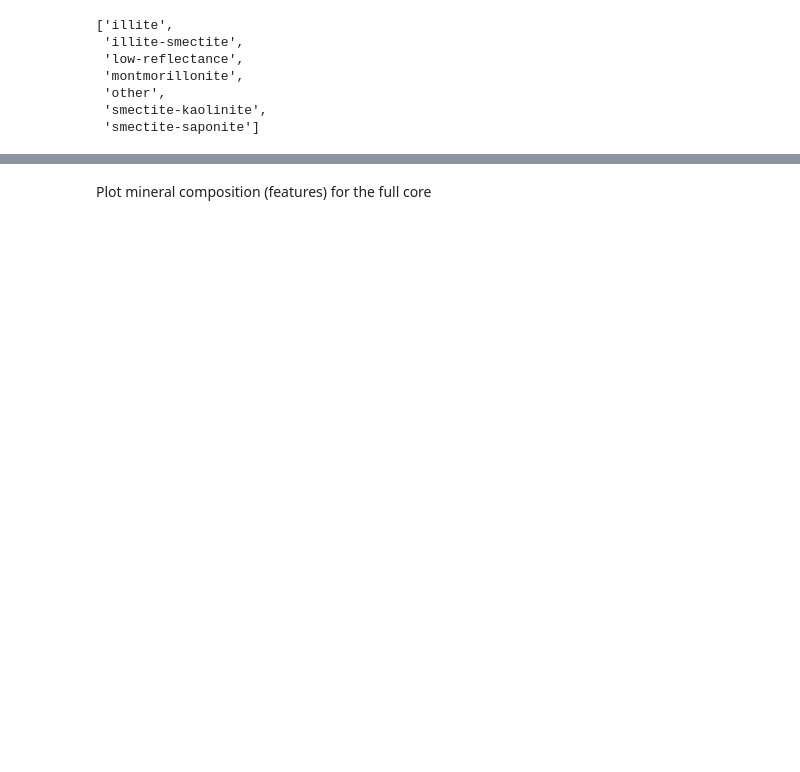
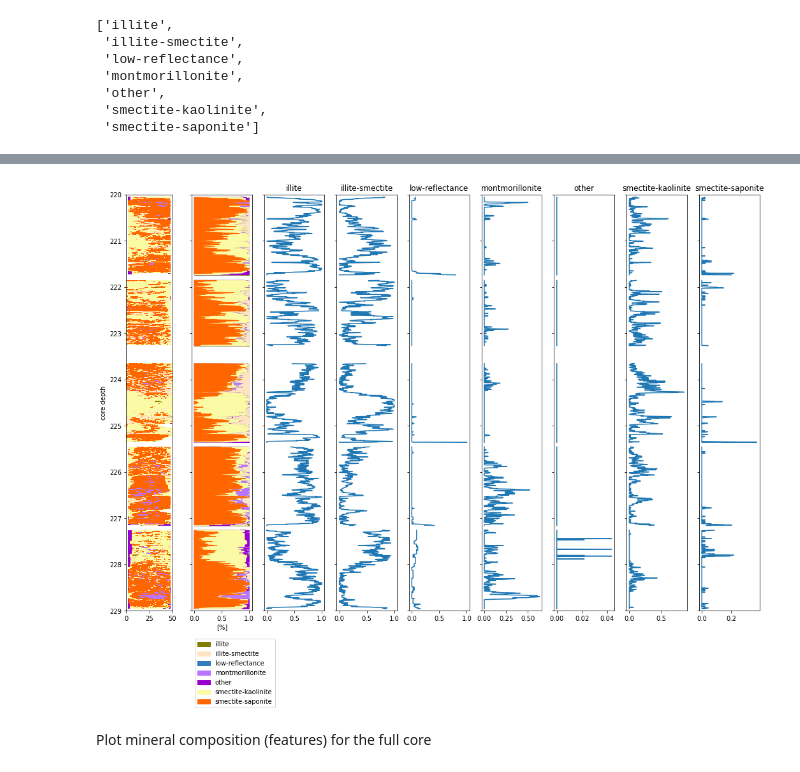
Before and after one commit to nchowes/digital-core, a Jupyter notebook: sandbox/nch/pHyperspecDatastore.ipynb, the cells around one changed output, grey strips where cells are left out. Saved outputs shown, nothing was run; the diff lists cells and outputs as text; code cells hidden in the pictures; blank space fills up the shorter version.

```diff
--- a/sandbox/nch/pHyperspecDatastore.ipynb
+++ b/sandbox/nch/pHyperspecDatastore.ipynb
@@ -636,3 +653,7 @@ ds.get_core_column()
+# %%
+ax = ds.plot_core_box_features( box_id=[25], minimap=True, comp=True )
+# %% [output]
+[figure, added]
 # %% [markdown]
 Plot mineral composition (features) for the full core
 # %%
```
Also changed, not shown: parts of 18 cells of this notebook, 1 other file.
